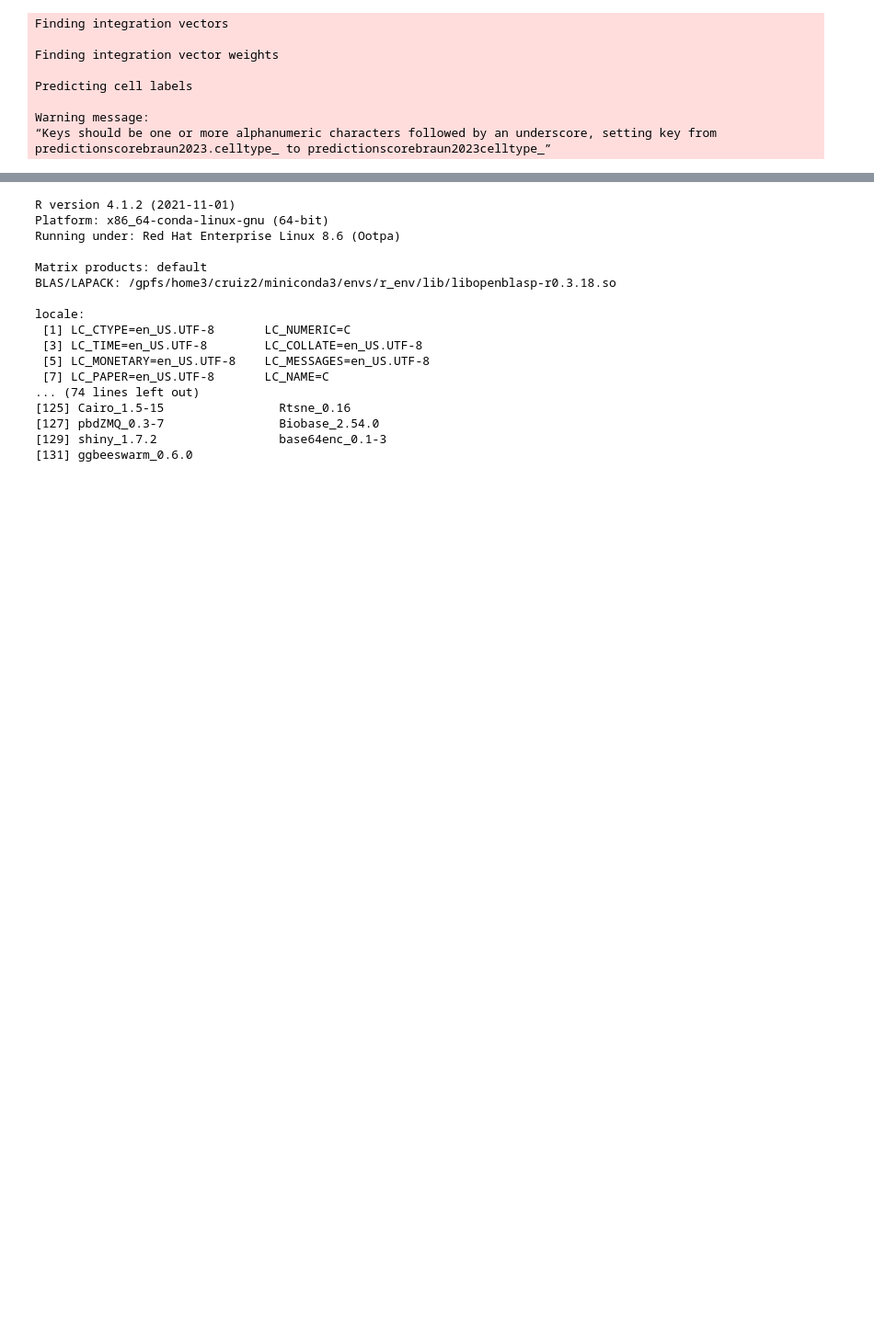
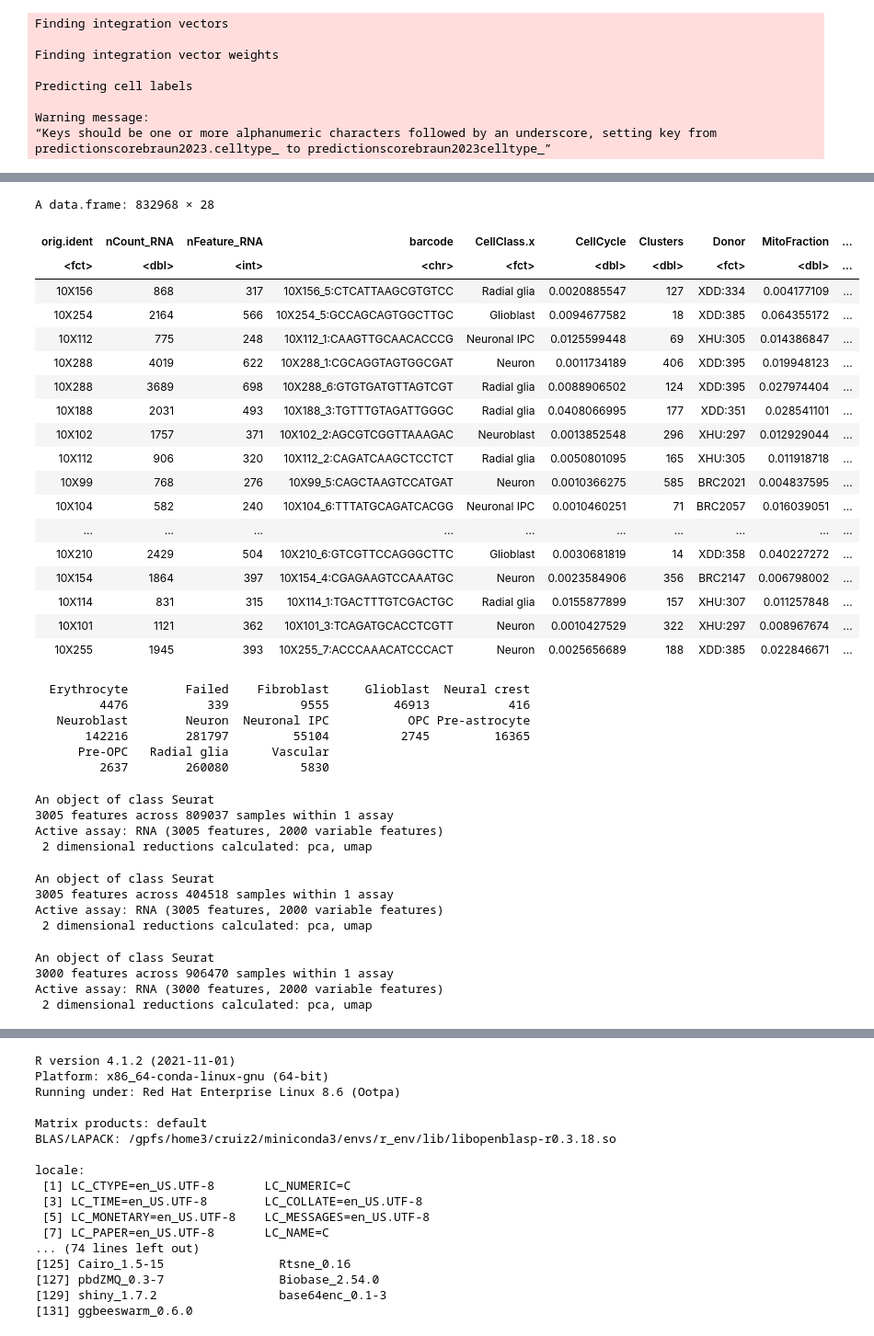
Before and after one commit to ccruizm/pHGGmap, a Jupyter notebook: 04_Malignant_cells/01_GEX/03d_reference_mapping_against_human_brain_development_atlases.ipynb, the cells around one changed output, grey strips where cells are left out. Shown at 92% size. Saved outputs shown, nothing was run; the diff lists cells and outputs as text; code cells hidden in the pictures; blank space fills up the shorter version.

```diff
--- a/04_Malignant_cells/01_GEX/03d_reference_mapping_against_human_brain_development_atlases.ipynb
+++ b/04_Malignant_cells/01_GEX/03d_reference_mapping_against_human_brain_development_atlases.ipynb
@@ -625,0 +630,3 @@ saveRDS(dmg, '../data/predictions/malignant_rna_seurat_v4_predictions_Braun2023_
+# %%
+fetal <- readRDS('../data/subset_fetal_brain_atlas.rds')
+fetal
@@ -625,0 +638,3 @@ saveRDS(dmg, '../data/predictions/malignant_rna_seurat_v4_predictions_Braun2023_
+# %%
+detailed_meta <- as.data.frame(fread('../data/detailed_annotation_Mossi.csv')) %>% rename('PrevClusters'='PrevCluster')
+detailed_meta
@@ -625,0 +661,24 @@ saveRDS(dmg, '../data/predictions/malignant_rna_seurat_v4_predictions_Braun2023_
+# %%
+meta <- fetal@meta.data %>%
+  left_join(detailed_meta, by = "PrevClusters")
+meta
+# %% [output]
+A data.frame: 832968 × 28
+| orig.ident | nCount_RNA | nFeature_RNA | barcode | CellClass.x | CellCycle | Clusters | Donor | MitoFraction | ... |
+| <fct> | <dbl> | <int> | <chr> | <fct> | <dbl> | <dbl> | <fct> | <dbl> | ... |
+| 10X156 | 868 | 317 | 10X156_5:CTCATTAAGCGTGTCC | Radial glia | 0.0020885547 | 127 | XDD:334 | 0.004177109 | ... |
+| 10X254 | 2164 | 566 | 10X254_5:GCCAGCAGTGGCTTGC | Glioblast | 0.0094677582 | 18 | XDD:385 | 0.064355172 | ... |
+| 10X112 | 775 | 248 | 10X112_1:CAAGTTGCAACACCCG | Neuronal IPC | 0.0125599448 | 69 | XHU:305 | 0.014386847 | ... |
+| 10X288 | 4019 | 622 | 10X288_1:CGCAGGTAGTGGCGAT | Neuron | 0.0011734189 | 406 | XDD:395 | 0.019948123 | ... |
+| 10X288 | 3689 | 698 | 10X288_6:GTGTGATGTTAGTCGT | Radial glia | 0.0088906502 | 124 | XDD:395 | 0.027974404 | ... |
+| 10X188 | 2031 | 493 | 10X188_3:TGTTTGTAGATTGGGC | Radial glia | 0.0408066995 | 177 | XDD:351 | 0.028541101 | ... |
+| 10X102 | 1757 | 371 | 10X102_2:AGCGTCGGTTAAAGAC | Neuroblast | 0.0013852548 | 296 | XHU:297 | 0.012929044 | ... |
+| 10X112 | 906 | 320 | 10X112_2:CAGATCAAGCTCCTCT | Radial glia | 0.0050801095 | 165 | XHU:305 | 0.011918718 | ... |
+| 10X99 | 768 | 276 | 10X99_5:CAGCTAAGTCCATGAT | Neuron | 0.0010366275 | 585 | BRC2021 | 0.004837595 | ... |
+| 10X104 | 582 | 240 | 10X104_6:TTTATGCAGATCACGG | Neuronal IPC | 0.0010460251 | 71 | BRC2057 | 0.016039051 | ... |
+| ... | ... | ... | ... | ... | ... | ... | ... | ... | ... |
+| 10X210 | 2429 | 504 | 10X210_6:GTCGTTCCAGGGCTTC | Glioblast | 0.0030681819 | 14 | XDD:358 | 0.040227272 | ... |
+| 10X154 | 1864 | 397 | 10X154_4:CGAGAAGTCCAAATGC | Neuron | 0.0023584906 | 356 | BRC2147 | 0.006798002 | ... |
+| 10X114 | 831 | 315 | 10X114_1:TGACTTTGTCGACTGC | Radial glia | 0.0155877899 | 157 | XHU:307 | 0.011257848 | ... |
+| 10X101 | 1121 | 362 | 10X101_3:TCAGATGCACCTCGTT | Neuron | 0.0010427529 | 322 | XHU:297 | 0.008967674 | ... |
+| 10X255 | 1945 | 393 | 10X255_7:ACCCAAACATCCCACT | Neuron | 0.0025656689 | 188 | XDD:385 | 0.022846671 | ... |
@@ -625,0 +687,9 @@ saveRDS(dmg, '../data/predictions/malignant_rna_seurat_v4_predictions_Braun2023_
+# %%
+table(fetal$DetailedCellClass)
+# %% [output]
+  Erythrocyte        Failed    Fibroblast     Glioblast  Neural crest
+         4476           339          9555         46913           416
+   Neuroblast        Neuron  Neuronal IPC           OPC Pre-astrocyte
+       142216        281797         55104          2745         16365
+      Pre-OPC   Radial glia      Vascular
+         2637        260080          5830
@@ -625,0 +700,35 @@ saveRDS(dmg, '../data/predictions/malignant_rna_seurat_v4_predictions_Braun2023_
+# %%
+fetal <- subset(fetal, CellClass %in% c('Immune', 'Erythrocyte', 'Fibroblast', 'Vascular'),
+                    invert = TRUE)
+fetal
+# %% [output]
+An object of class Seurat
+3005 features across 809037 samples within 1 assay
+Active assay: RNA (3005 features, 2000 variable features)
+ 2 dimensional reductions calculated: pca, umap
+# %%
+# Define the percentage of cells you want to subset (e.g., 30%)
+subset_percentage <- 0.5
+
+# Get the number of cells to subset
+num_cells_subset <- round(ncol(fetal) * subset_percentage)
+
+# Randomly sample cell indices
+subset_indices <- sample(1:ncol(fetal), num_cells_subset, replace = FALSE)
+
+# Use the subset function to subset the Seurat object
+fetal <- subset(fetal, cells = subset_indices)
+fetal
+# %% [output]
+An object of class Seurat
+3005 features across 404518 samples within 1 assay
+Active assay: RNA (3005 features, 2000 variable features)
+ 2 dimensional reductions calculated: pca, umap
+# %%
+adult <- readRDS('../data/subset_adult_brain_atlas_with_spinal_cord_and_medulla.rds')
+adult
+# %% [output]
+An object of class Seurat
+3000 features across 906470 samples within 1 assay
+Active assay: RNA (3000 features, 2000 variable features)
+ 2 dimensional reductions calculated: pca, umap
```
Also changed, not shown: parts of 20 cells of this notebook, 2 other files.
